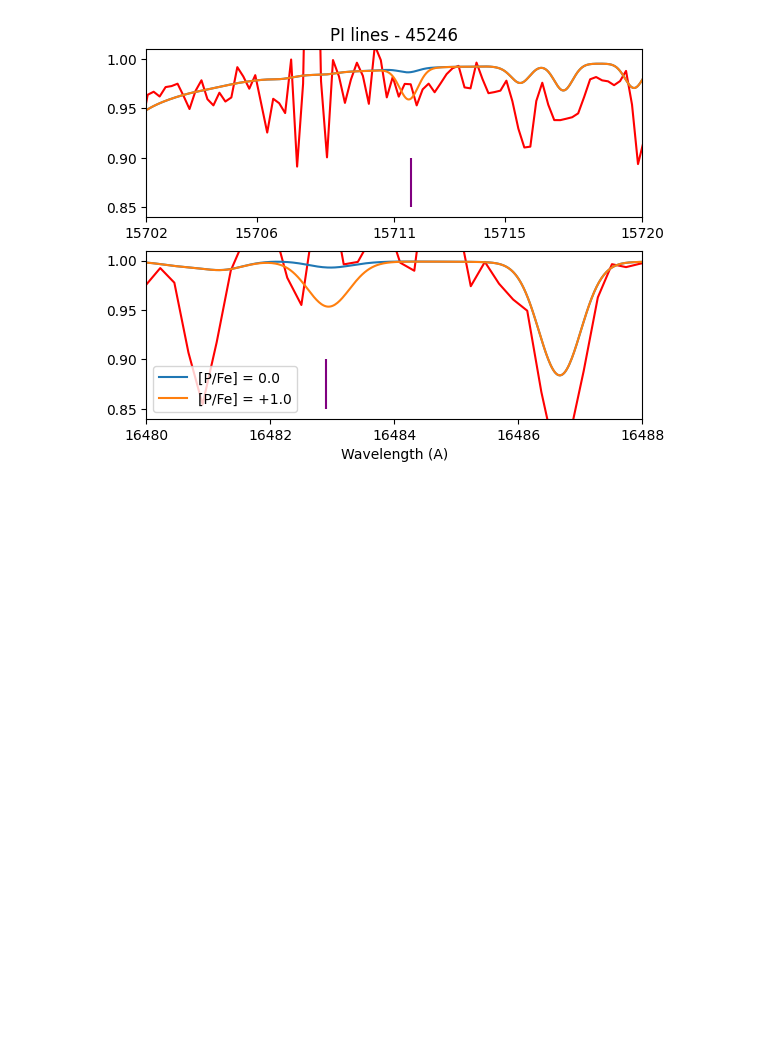
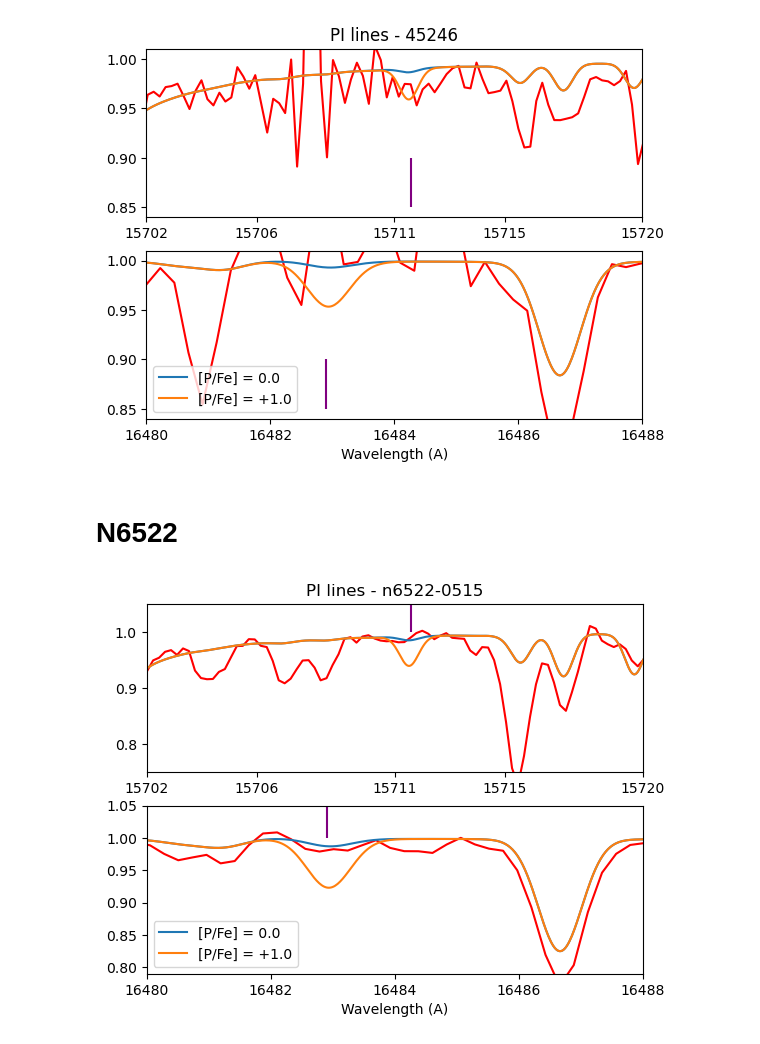
Before and after one commit to bornofthesea/synther, a Jupyter notebook: Plot/syntplot.ipynb, the cells around one changed output. Drawn from its saved outputs; the diff is of its cells as text; code cells hidden in the pictures; blank space fills up the shorter version.

```diff
--- a/Plot/syntplot.ipynb
+++ b/Plot/syntplot.ipynb
@@ -269,2 +281,14 @@ plotP(speclist, "45246.dat", label, starname, offset = 5.8, offsety = -0.02, nco
 # %% [output]
 [figure]
+# %% [markdown]
+# N6522
+# %%
+speclist = ["n6522-0515xa.dat", "n6522-0515xap1.dat"]
+starname = 'n6522-0515'
+label = ['[P/Fe] = 0.0', '[P/Fe] = +1.0']
+plotP(speclist, "n6522-0515.dat", label, starname,
+      xoffset1 = -3.625, yoffset1 = -0.04, ncorr1 = 1.01,
+      xoffset2 = -3.775, yoffset2 = -0.02,
+      ylim1 = (0.75, 1.05), ylim2 = (0.79, 1.05))
+# %% [output]
+[figure, added]
```
Also changed, not shown: parts of 12 cells of this notebook, 1 other file.
